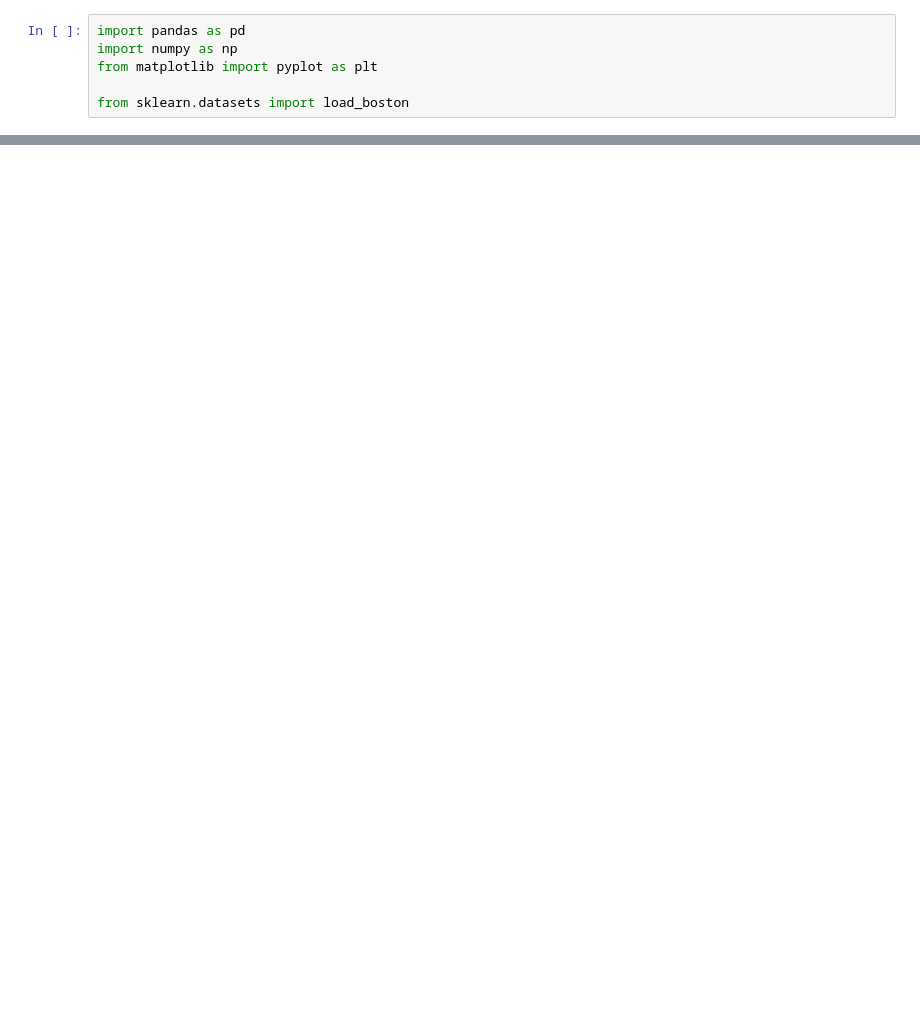
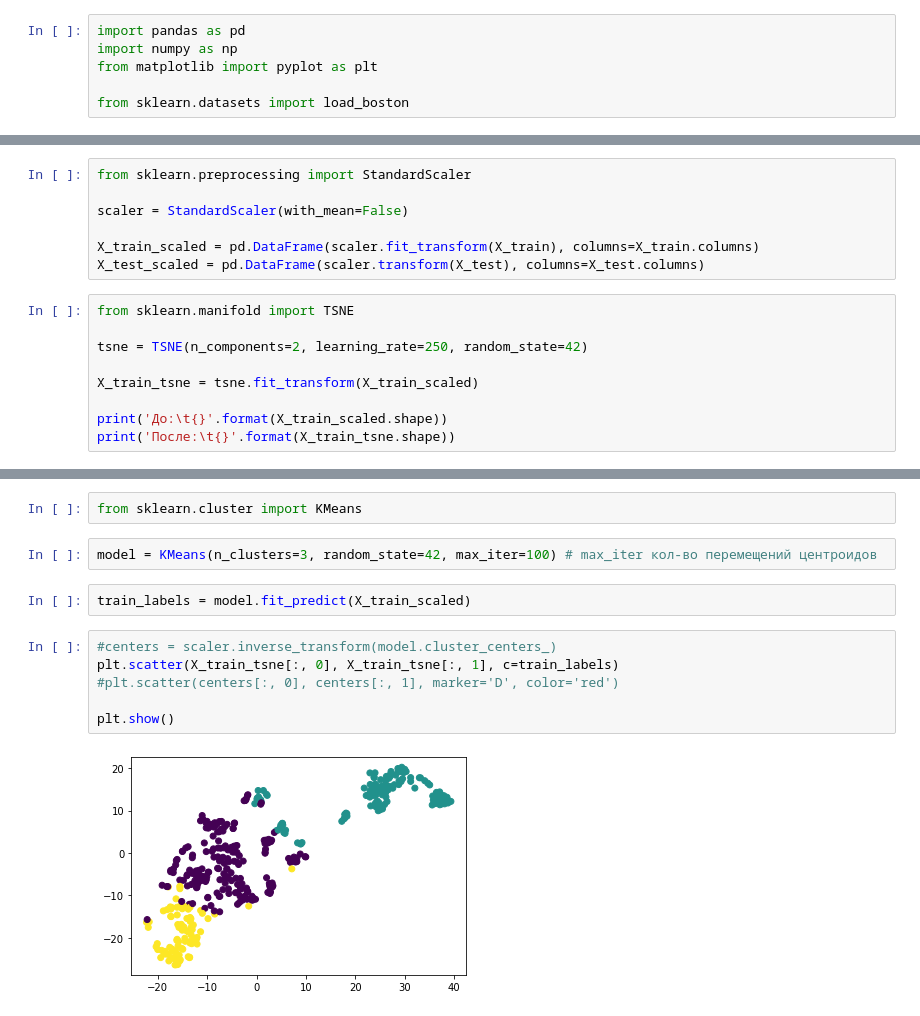
Before and after one commit to ishubenko/python_lib_geek_brains, a Jupyter notebook: lesson_4/exercise_4.ipynb, the cells around one changed output, grey strips where cells are left out. Cells and saved outputs as stored; diff of their text form; blank space fills up the shorter version.

```diff
--- a/lesson_4/exercise_4.ipynb
+++ b/lesson_4/exercise_4.ipynb
@@ -23,0 +49,16 @@ y
+# %%
+from sklearn.preprocessing import StandardScaler
+
+scaler = StandardScaler(with_mean=False)
+
+X_train_scaled = pd.DataFrame(scaler.fit_transform(X_train), columns=X_train.columns)
+X_test_scaled = pd.DataFrame(scaler.transform(X_test), columns=X_test.columns)
+# %%
+from sklearn.manifold import TSNE
+
+tsne = TSNE(n_components=2, learning_rate=250, random_state=42)
+
+X_train_tsne = tsne.fit_transform(X_train_scaled)
+
+print('До:\t{}'.format(X_train_scaled.shape))
+print('После:\t{}'.format(X_train_tsne.shape))
@@ -23,0 +82,14 @@ y
+# %%
+from sklearn.cluster import KMeans
+# %%
+model = KMeans(n_clusters=3, random_state=42, max_iter=100) # max_iter кол-во перемещений центроидов
+# %%
+train_labels = model.fit_predict(X_train_scaled)
+# %%
+#centers = scaler.inverse_transform(model.cluster_centers_)
+plt.scatter(X_train_tsne[:, 0], X_train_tsne[:, 1], c=train_labels)
+#plt.scatter(centers[:, 0], centers[:, 1], marker='D', color='red')
+
+plt.show()
+# %% [output]
+[figure, added]
```
Also changed, not shown: parts of 22 cells of this notebook, 1 other file.
